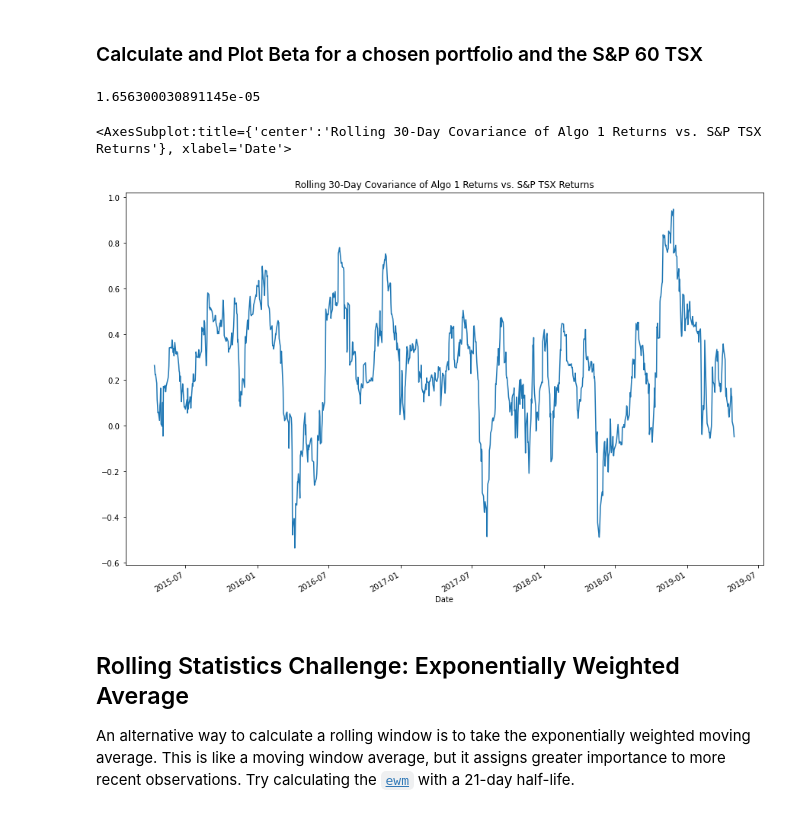
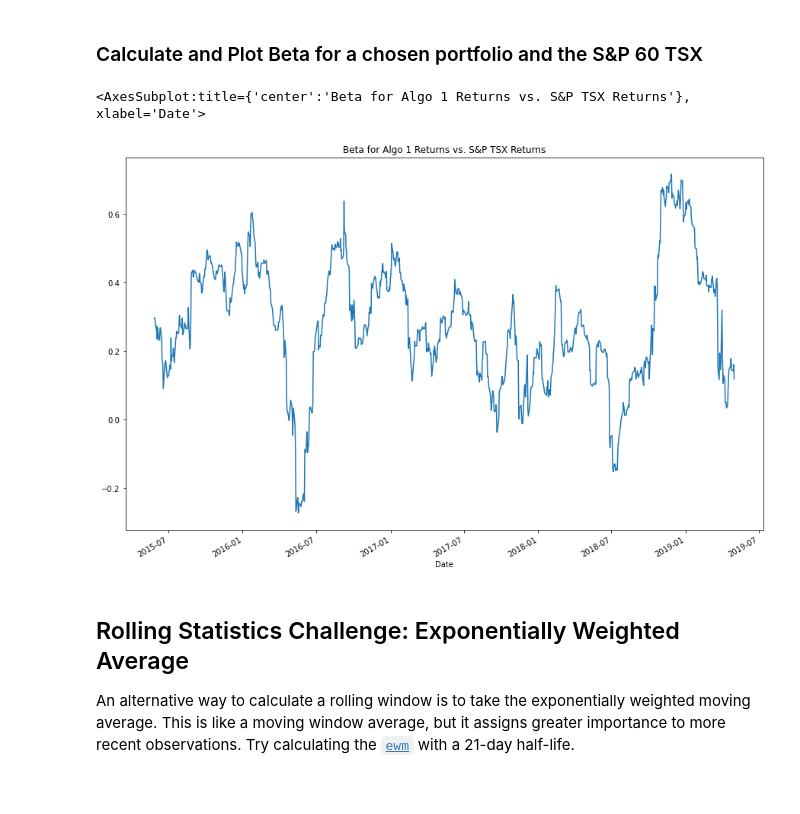
Before and after one commit to benjaminweymouth/a_whale_off_-the_portfolio, a Jupyter notebook: whale_analysis.ipynb, the cells around one changed output. Drawn from its saved outputs; the diff is of its cells as text; code cells hidden in the pictures.

Commit message:
beta calc portfolio

```diff
--- a/whale_analysis.ipynb
+++ b/whale_analysis.ipynb
@@ -422,30 +422,26 @@ noncorrelated_daily_returns.head()
 ### Calculate and Plot Beta for a chosen portfolio and the S&P 60 TSX
 # %%
 # Calculate covariance of a single portfolio
-chosen_covariance = combined_df['Algo 1'].cov(combined_df['S&P TSX'])
-#print(chosen_covariance)
+algo_covariance = combined_df['Algo 1'].cov(combined_df['S&P TSX'])
+
+# Calculate 60-day rolling covariance of Algo 1 vs. TSX rolling variance
+algo_rolling_covariance = combined_df['Algo 1'].rolling(window=60).cov(combined_df['S&P TSX'])
 
 # Calculate variance of S&P TSX
-
 tsx_variance = combined_df['S&P TSX'].var()
-#print(variance)
+algo_variance = combined_df['Algo 1'].var()
+tsx_rolling_variance = combined_df['S&P TSX'].rolling(window=60).var()
 
 # Computing beta
-algo_beta = chosen_covariance / tsx_variance
-#algo_beta
-
-
-# Calculate 30-day rolling covariance of Algo 1 vs. TSX rolling variance
-algo_rolling_covariance = combined_df['Algo 1'].rolling(window=30).cov(combined_df['S&P TSX'])
-rolling_variance = combined_df['S&P TSX'].rolling(window=30).var()
+algo_beta = algo_covariance / tsx_variance
+algo_rolling_beta = algo_rolling_covariance / tsx_rolling_variance
 
 # Plot beta trend
-beta_trend = algo_rolling_covariance / rolling_variance
-beta_trend.plot(figsize=(15,10), title='Rolling 30-Day Covariance of Algo 1 Returns vs. S&P TSX Returns')
+
+algo_rolling_beta.plot(figsize=(15,10), title='Beta for Algo 1 Returns vs. S&P TSX Returns')
 # %% [output]
-1.656300030891145e-05
+<AxesSubplot:title={'center':'Beta for Algo 1 Returns vs. S&P TSX Returns'}, xlabel='Date'>
-<AxesSubplot:title={'center':'Rolling 30-Day Covariance of Algo 1 Returns vs. S&P TSX Returns'}, xlabel='Date'>
-[figure, old version]
+[figure, new version]
 # %% [markdown]
 ## Rolling Statistics Challenge: Exponentially Weighted Average
 
```
Also changed, not shown: parts of 10 cells of this notebook.
